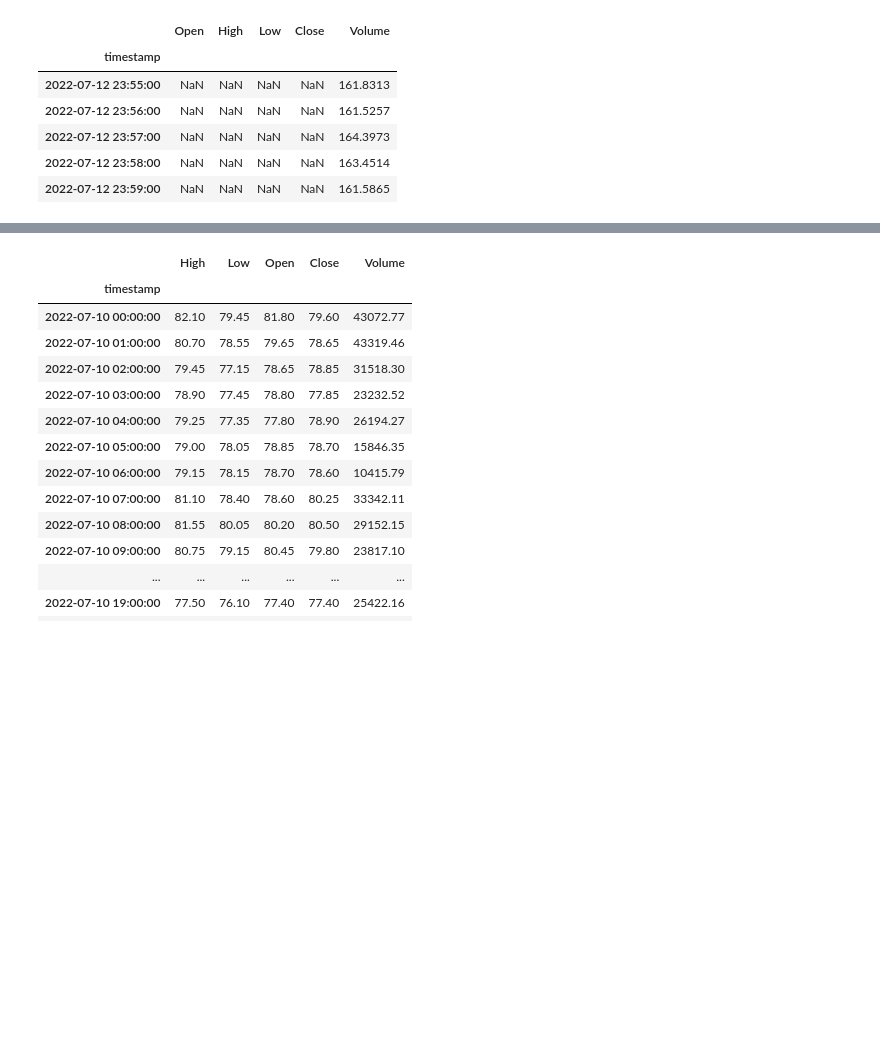
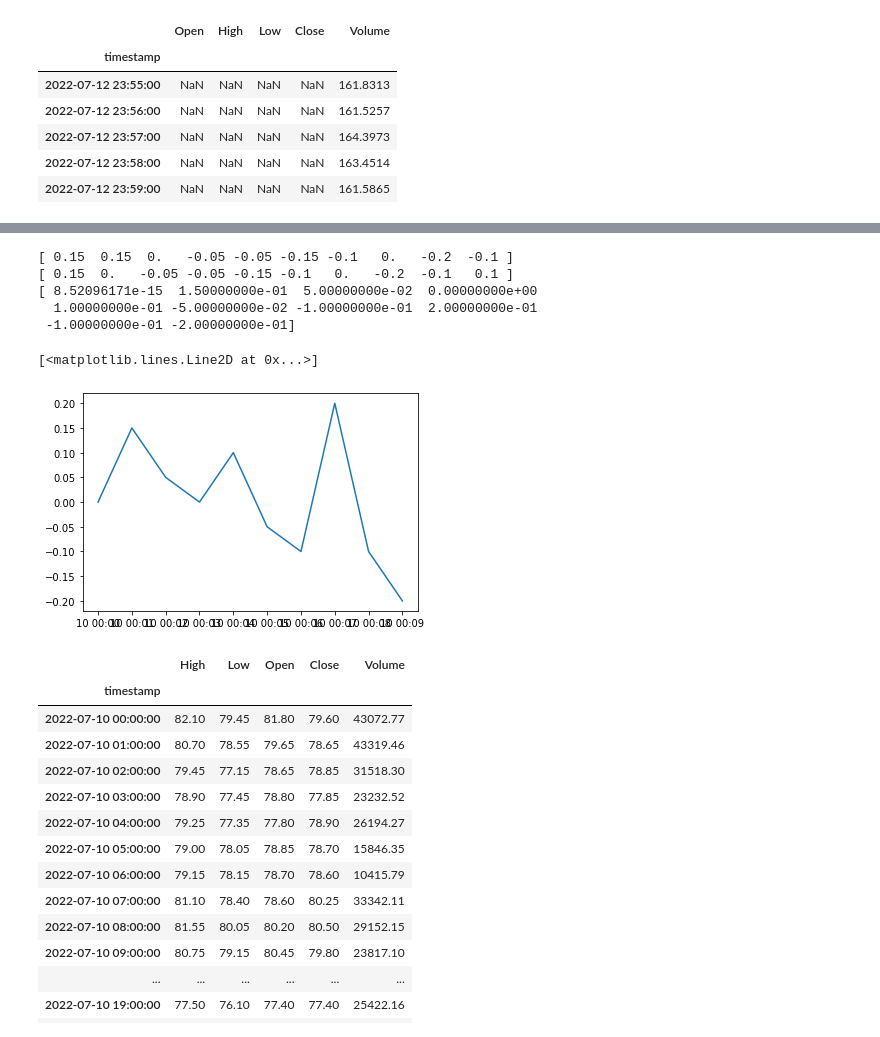
Before and after one commit to oskrivon/levelAnalyser, a Jupyter notebook: graph_display.ipynb, the cells around one changed output, grey strips where cells are left out. Cells and saved outputs as stored; diff of their text form; code cells hidden in the pictures; blank space fills up the shorter version.

```diff
--- a/graph_display.ipynb
+++ b/graph_display.ipynb
@@ -126,3 +192,21 @@ plt.plot(t[1:], dpdt)
+# %%
+dpdt = np.diff(p)/1
+dpdt_right_shift = [0.15]
+b = np.append(dpdt_right_shift, dpdt[:9], axis=None)
+
+print(b)
+print(dpdt[:10])
+a = b - dpdt[:10]
+print(a)
+plt.plot(t[:10], a)
+# %% [output]
+[ 0.15  0.15  0.   -0.05 -0.05 -0.15 -0.1   0.   -0.2  -0.1 ]
+[ 0.15  0.   -0.05 -0.05 -0.15 -0.1   0.   -0.2  -0.1   0.1 ]
+[ 8.52096171e-15  1.50000000e-01  5.00000000e-02  0.00000000e+00
+  1.00000000e-01 -5.00000000e-02 -1.00000000e-01  2.00000000e-01
+ -1.00000000e-01 -2.00000000e-01]
+[<matplotlib.lines.Line2D at 0x...>]
+[figure, added]
 # %%
 hourly_price = data.groupby([pd.Grouper(
     key='timestamp', freq='H')]).agg(
```
Also changed, not shown: parts of 4 cells of this notebook.
